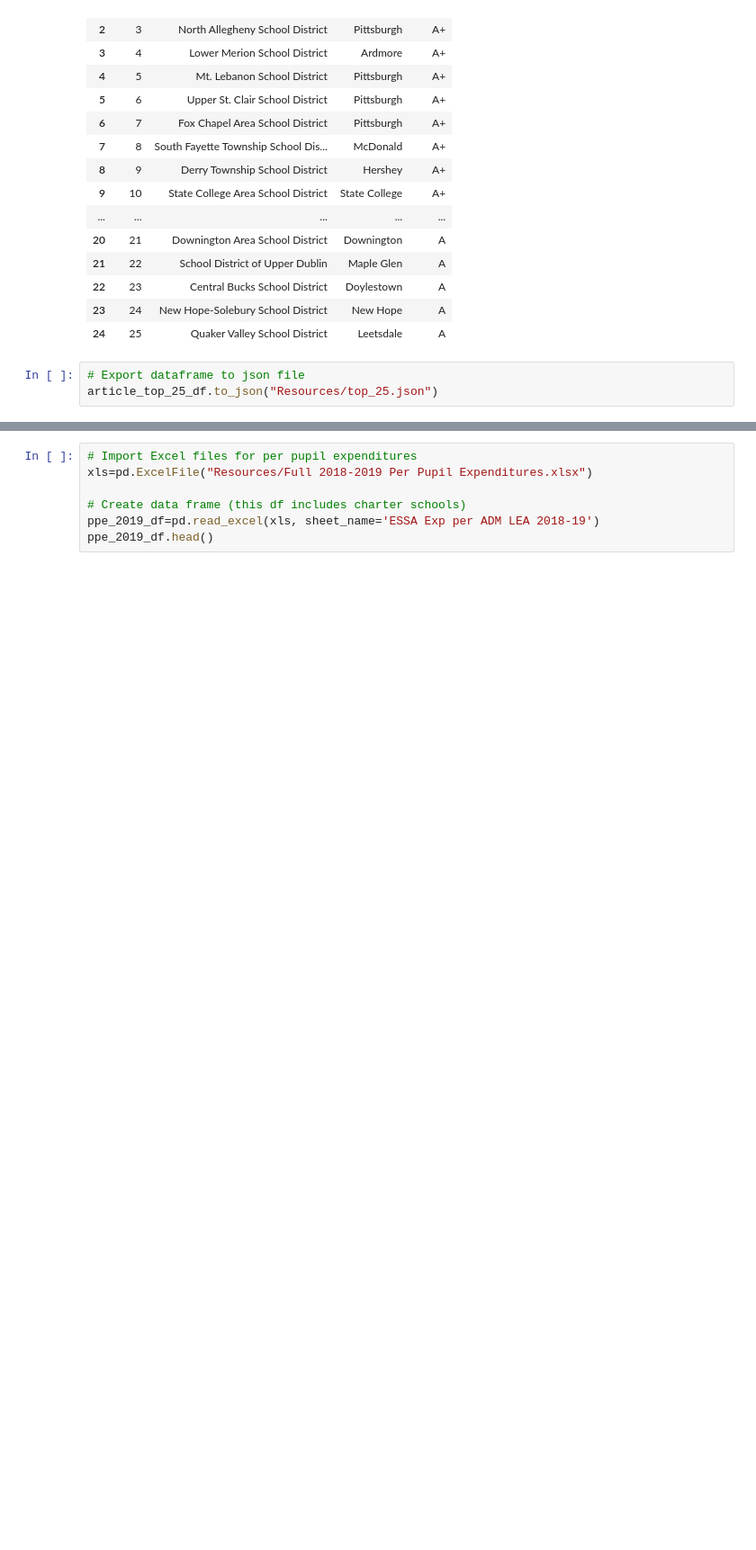
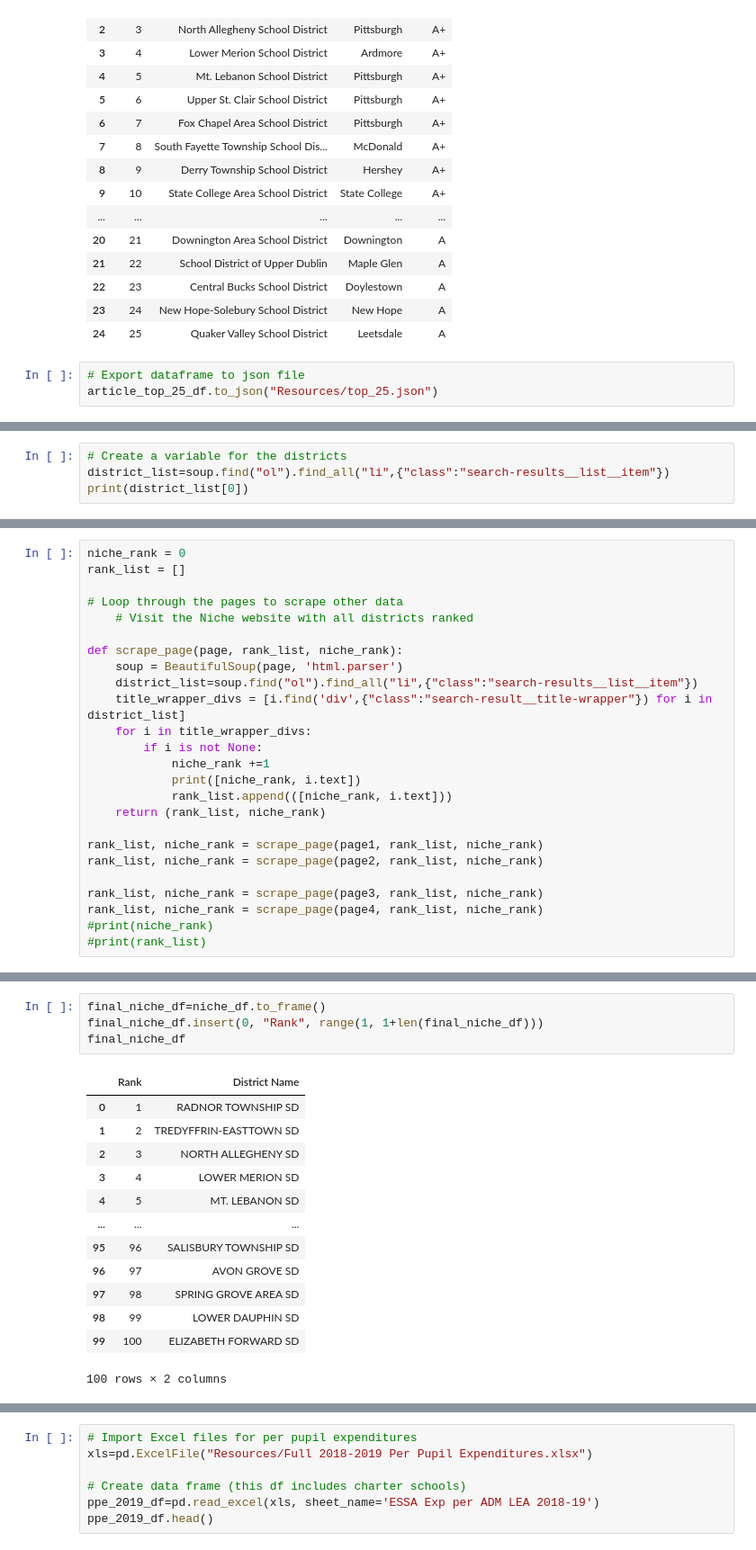
Before and after one commit to 4a6166/UPenn-Data---Project-3, a Jupyter notebook: Katy/katy.ipynb, the cells around one changed output, grey strips where cells are left out. Shown at 90% size. Cells and saved outputs as stored; diff of their text form; blank space fills up the shorter version.

```diff
--- a/Katy/katy.ipynb
+++ b/Katy/katy.ipynb
@@ -61,0 +327,4 @@ article_top_25_df.to_json("Resources/top_25.json")
+# %%
+# Create a variable for the districts
+district_list=soup.find("ol").find_all("li",{"class":"search-results__list__item"})
+print(district_list[0])
@@ -61,0 +337,25 @@ article_top_25_df.to_json("Resources/top_25.json")
+# %%
+niche_rank = 0
+rank_list = []
+
+# Loop through the pages to scrape other data
+    # Visit the Niche website with all districts ranked
+
+def scrape_page(page, rank_list, niche_rank):
+    soup = BeautifulSoup(page, 'html.parser')
+    district_list=soup.find("ol").find_all("li",{"class":"search-results__list__item"})
+    title_wrapper_divs = [i.find('div',{"class":"search-result__title-wrapper"}) for i in district_list]
+    for i in title_wrapper_divs:
+        if i is not None:
+            niche_rank +=1
+            print([niche_rank, i.text])
+            rank_list.append(([niche_rank, i.text]))
+    return (rank_list, niche_rank)
+
+rank_list, niche_rank = scrape_page(page1, rank_list, niche_rank)
+rank_list, niche_rank = scrape_page(page2, rank_list, niche_rank)
+
+rank_list, niche_rank = scrape_page(page3, rank_list, niche_rank)
+rank_list, niche_rank = scrape_page(page4, rank_list, niche_rank)
+#print(niche_rank)
+#print(rank_list)
@@ -61,0 +389,18 @@ article_top_25_df.to_json("Resources/top_25.json")
+# %%
+final_niche_df=niche_df.to_frame()
+final_niche_df.insert(0, "Rank", range(1, 1+len(final_niche_df)))
+final_niche_df
+# %% [output]
+|  | Rank | District Name |
+| 0 | 1 | RADNOR TOWNSHIP SD |
+| 1 | 2 | TREDYFFRIN-EASTTOWN SD |
+| 2 | 3 | NORTH ALLEGHENY SD |
+| 3 | 4 | LOWER MERION SD |
+| 4 | 5 | MT. LEBANON SD |
+| ... | ... | ... |
+| 95 | 96 | SALISBURY TOWNSHIP SD |
+| 96 | 97 | AVON GROVE SD |
+| 97 | 98 | SPRING GROVE AREA SD |
+| 98 | 99 | LOWER DAUPHIN SD |
+| 99 | 100 | ELIZABETH FORWARD SD |
+100 rows × 2 columns
```
Also changed, not shown: parts of 17 cells of this notebook, 1 other file.
